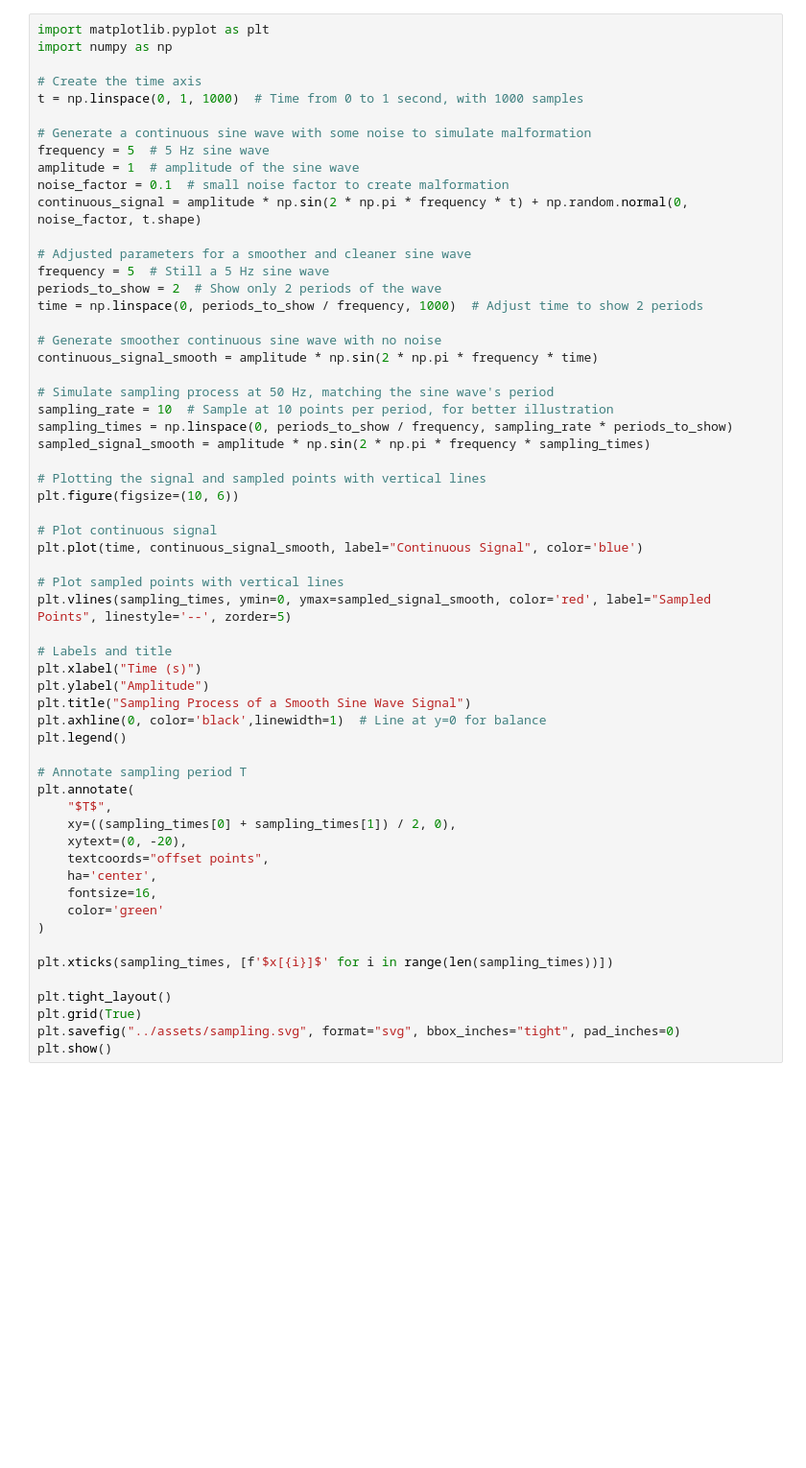
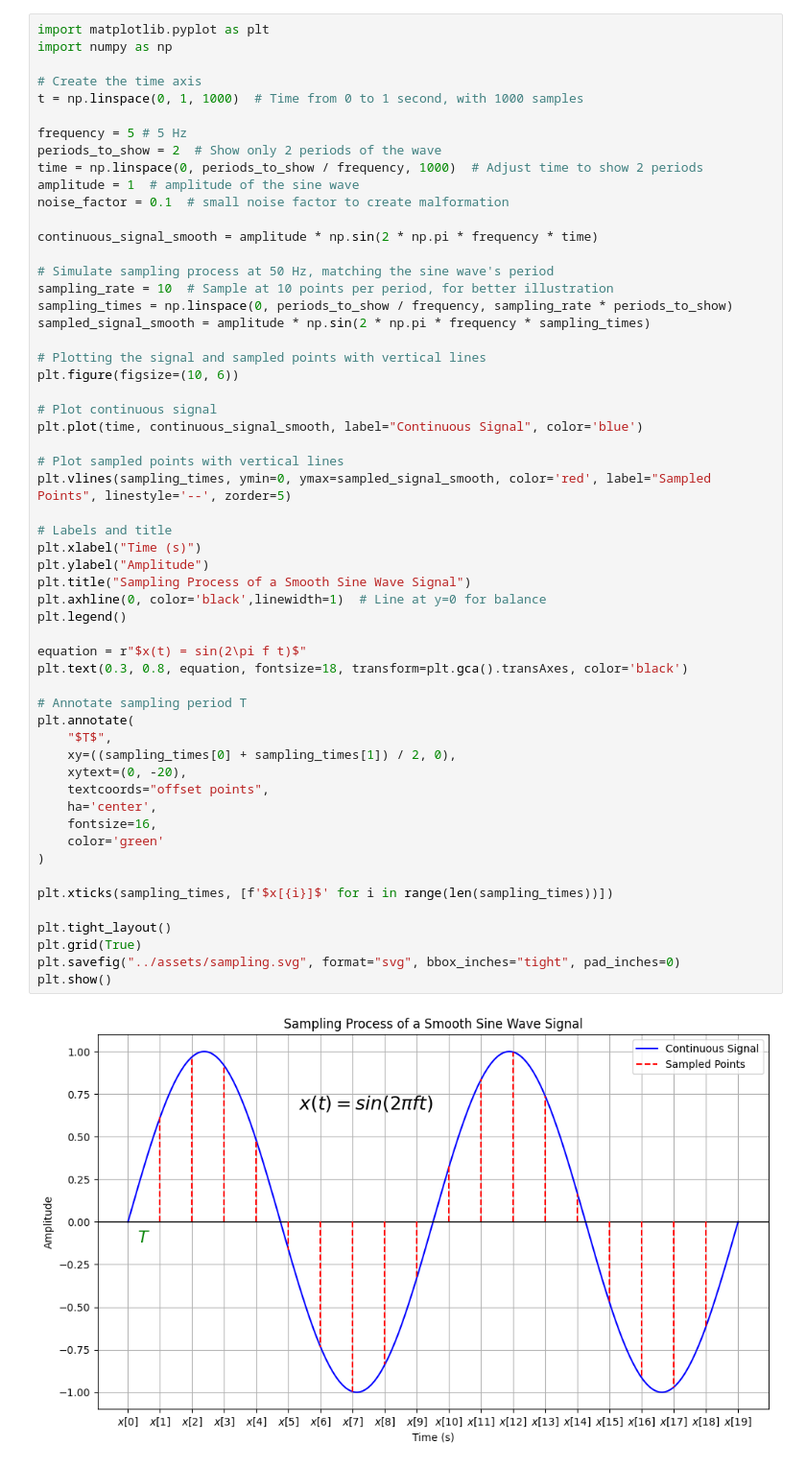
Before and after one commit to hewliyang/fyp-typst, a Jupyter notebook: illustrations/dev.ipynb, the cells around one changed output. Shown at 96% size. Saved outputs shown, nothing was run; the diff lists cells and outputs as text; blank space fills up the shorter version.

```diff
--- a/illustrations/dev.ipynb
+++ b/illustrations/dev.ipynb
@@ -5,18 +5,12 @@ import numpy as np
 # Create the time axis
 t = np.linspace(0, 1, 1000)  # Time from 0 to 1 second, with 1000 samples
 
-# Generate a continuous sine wave with some noise to simulate malformation
-frequency = 5  # 5 Hz sine wave
+frequency = 5 # 5 Hz
+periods_to_show = 2  # Show only 2 periods of the wave
+time = np.linspace(0, periods_to_show / frequency, 1000)  # Adjust time to show 2 periods
 amplitude = 1  # amplitude of the sine wave
 noise_factor = 0.1  # small noise factor to create malformation
-continuous_signal = amplitude * np.sin(2 * np.pi * frequency * t) + np.random.normal(0, noise_factor, t.shape)
 
-# Adjusted parameters for a smoother and cleaner sine wave
-frequency = 5  # Still a 5 Hz sine wave
-periods_to_show = 2  # Show only 2 periods of the wave
-time = np.linspace(0, periods_to_show / frequency, 1000)  # Adjust time to show 2 periods
-
-# Generate smoother continuous sine wave with no noise
 continuous_signal_smooth = amplitude * np.sin(2 * np.pi * frequency * time)
 
 # Simulate sampling process at 50 Hz, matching the sine wave's period
@@ -30,30 +24,35 @@ plt.figure(figsize=(10, 6))
 # Plot continuous signal
 plt.plot(time, continuous_signal_smooth, label="Continuous Signal", color='blue')
 
 # Plot sampled points with vertical lines
 plt.vlines(sampling_times, ymin=0, ymax=sampled_signal_smooth, color='red', label="Sampled Points", linestyle='--', zorder=5)
 
 # Labels and title
 plt.xlabel("Time (s)")
 plt.ylabel("Amplitude")
 plt.title("Sampling Process of a Smooth Sine Wave Signal")
 plt.axhline(0, color='black',linewidth=1)  # Line at y=0 for balance
 plt.legend()
 
+equation = r"$x(t) = sin(2\pi f t)$"
+plt.text(0.3, 0.8, equation, fontsize=18, transform=plt.gca().transAxes, color='black')
+
 # Annotate sampling period T
 plt.annotate(
 	"$T$",
 	xy=((sampling_times[0] + sampling_times[1]) / 2, 0),
 	xytext=(0, -20),
 	textcoords="offset points",
 	ha='center',
 	fontsize=16,
 	color='green'
 )
 
 plt.xticks(sampling_times, [f'$x[{i}]$' for i in range(len(sampling_times))])
 
 plt.tight_layout()
 plt.grid(True)
 plt.savefig("../assets/sampling.svg", format="svg", bbox_inches="tight", pad_inches=0)
 plt.show()
+# %% [output]
+[figure, added]
```
Also changed, not shown: 4 other files.
